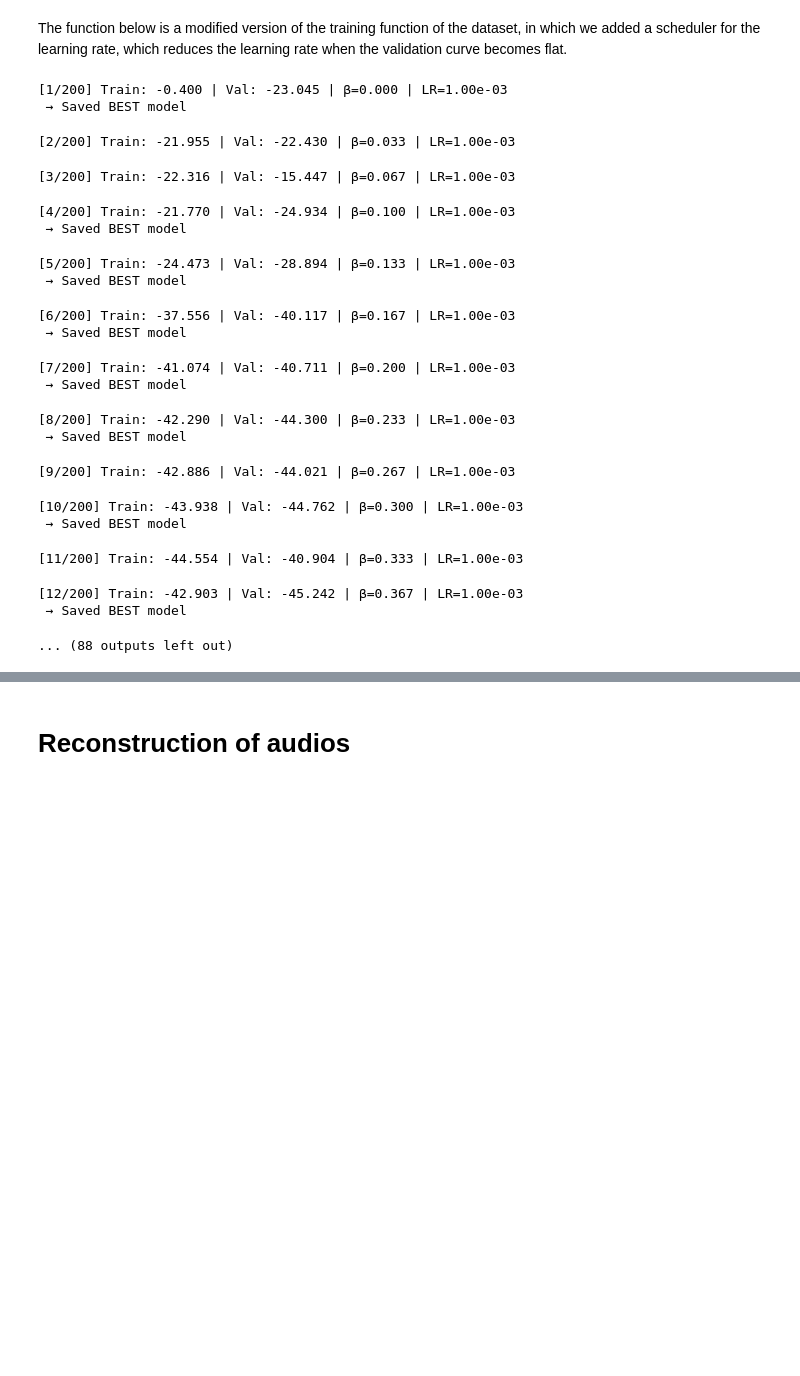
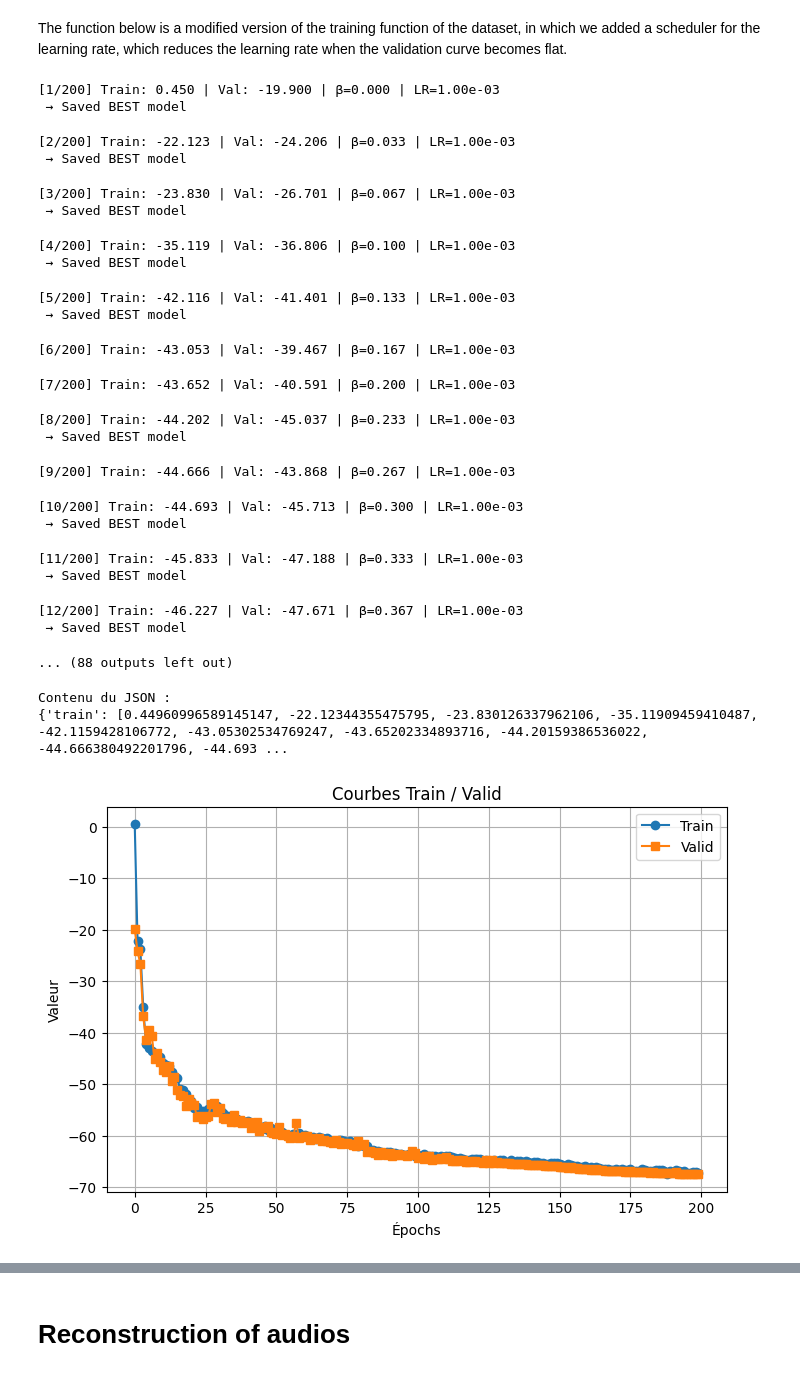
Before and after one commit to VSmague/Dynamical-Variational-Autoencoders, a Jupyter notebook: experiments/VRNN_project_notebook_colab.ipynb, the cells around one changed output, grey strips where cells are left out. Drawn from its saved outputs; the diff is of its cells as text; code cells hidden in the pictures; blank space fills up the shorter version.

```diff
--- a/experiments/VRNN_project_notebook_colab.ipynb
+++ b/experiments/VRNN_project_notebook_colab.ipynb
@@ -678,7 +672,7 @@ history = train_model_with_scheduler(model=model_2,
                                      batch_size=32,
                                      lr=1e-3,
                                      kl_anneal_epochs=30,
-                                     patience=20,
+                                     patience=15,
                                      device="cuda")
 
 plt.plot(history['train'], label="Train Loss")
@@ -688,27 +682,73 @@ plt.ylabel("Loss")
 plt.legend()
 plt.show()
 # %% [output]
-[1/200] Train: -0.400 | Val: -23.045 | β=0.000 | LR=1.00e-03
+[1/200] Train: 0.450 | Val: -19.900 | β=0.000 | LR=1.00e-03
  → Saved BEST model
-[2/200] Train: -21.955 | Val: -22.430 | β=0.033 | LR=1.00e-03
+[2/200] Train: -22.123 | Val: -24.206 | β=0.033 | LR=1.00e-03
+ → Saved BEST model
-[3/200] Train: -22.316 | Val: -15.447 | β=0.067 | LR=1.00e-03
+[3/200] Train: -23.830 | Val: -26.701 | β=0.067 | LR=1.00e-03
+ → Saved BEST model
-[4/200] Train: -21.770 | Val: -24.934 | β=0.100 | LR=1.00e-03
+[4/200] Train: -35.119 | Val: -36.806 | β=0.100 | LR=1.00e-03
  → Saved BEST model
-[5/200] Train: -24.473 | Val: -28.894 | β=0.133 | LR=1.00e-03
+[5/200] Train: -42.116 | Val: -41.401 | β=0.133 | LR=1.00e-03
  → Saved BEST model
-[6/200] Train: -37.556 | Val: -40.117 | β=0.167 | LR=1.00e-03
- → Saved BEST model
+[6/200] Train: -43.053 | Val: -39.467 | β=0.167 | LR=1.00e-03
-[7/200] Train: -41.074 | Val: -40.711 | β=0.200 | LR=1.00e-03
- → Saved BEST model
+[7/200] Train: -43.652 | Val: -40.591 | β=0.200 | LR=1.00e-03
-[8/200] Train: -42.290 | Val: -44.300 | β=0.233 | LR=1.00e-03
+[8/200] Train: -44.202 | Val: -45.037 | β=0.233 | LR=1.00e-03
  → Saved BEST model
-[9/200] Train: -42.886 | Val: -44.021 | β=0.267 | LR=1.00e-03
+[9/200] Train: -44.666 | Val: -43.868 | β=0.267 | LR=1.00e-03
-[10/200] Train: -43.938 | Val: -44.762 | β=0.300 | LR=1.00e-03
+[10/200] Train: -44.693 | Val: -45.713 | β=0.300 | LR=1.00e-03
  → Saved BEST model
-[11/200] Train: -44.554 | Val: -40.904 | β=0.333 | LR=1.00e-03
+[11/200] Train: -45.833 | Val: -47.188 | β=0.333 | LR=1.00e-03
+ → Saved BEST model
-[12/200] Train: -42.903 | Val: -45.242 | β=0.367 | LR=1.00e-03
+[12/200] Train: -46.227 | Val: -47.671 | β=0.367 | LR=1.00e-03
  → Saved BEST model
 ... (88 outputs left out)
+# %%
+# Chemin vers le fichier JSON (ex: dossier "data")
+chemin_fichier = os.path.join("checkpoints", "history.json")
+
+def lire_json(chemin):
+    try:
+        with open(chemin, "r", encoding="utf-8") as fichier:
+            contenu = json.load(fichier)
+            return contenu
+    except FileNotFoundError:
+        print(f"Fichier introuvable : {chemin}")
+    except json.JSONDecodeError:
+        print("Erreur : le fichier n'est pas un JSON valide.")
+
+# Lecture du contenu
+data = lire_json(chemin_fichier)
+
+if data:
+    print("Contenu du JSON :")
+    print(data)
+
+
+train = data.get("train")
+valid = data.get("val")
+
+# Vérification
+if train is None or valid is None:
+    raise ValueError("Le fichier JSON doit contenir les clés 'train' et 'valid'")
+
+# Plot
+plt.figure(figsize=(8, 5))
+plt.plot(train, label="Train", marker="o")
+plt.plot(valid, label="Valid", marker="s")
+
+plt.title("Courbes Train / Valid")
+plt.xlabel("Épochs")
+plt.ylabel("Valeur")
+plt.grid(True)
+plt.legend()
+
+plt.show()
+# %% [output]
+Contenu du JSON :
+{'train': [0.44960996589145147, -22.12344355475795, -23.830126337962106, -35.11909459410487, -42.1159428106772, -43.05302534769247, -43.65202334893716, -44.20159386536022, -44.666380492201796, -44.693 ...
+[figure, added]
 # %%
 # Charger l'historique
 with open("checkpoints/history.json", "r") as f:
```
Also changed, not shown: parts of 14 cells of this notebook.
